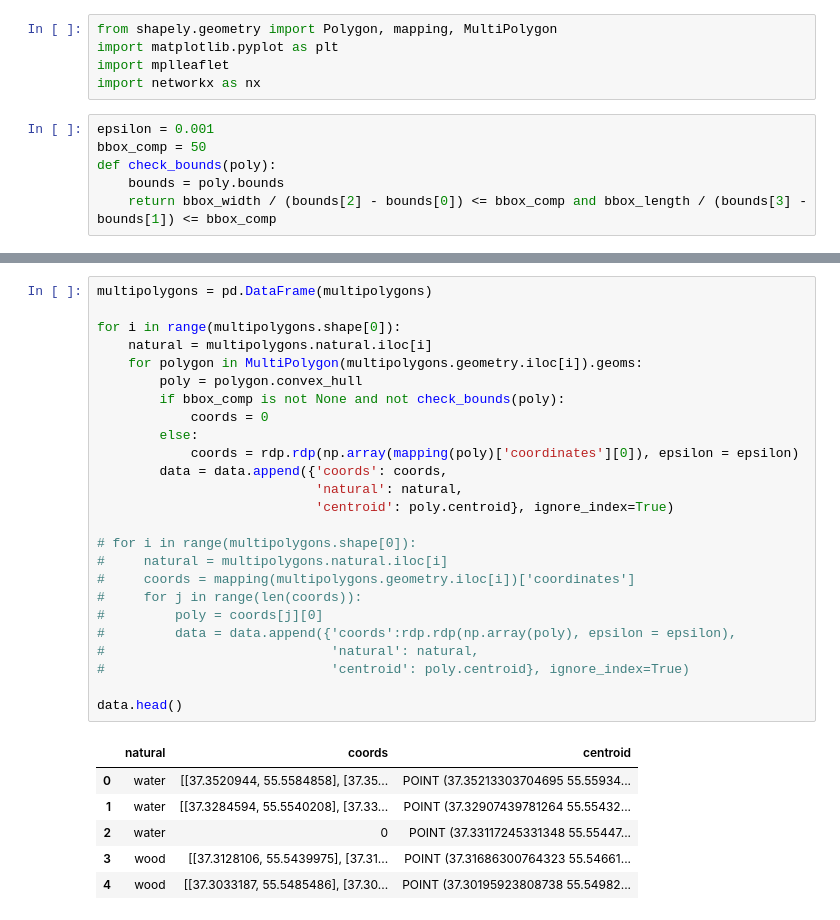
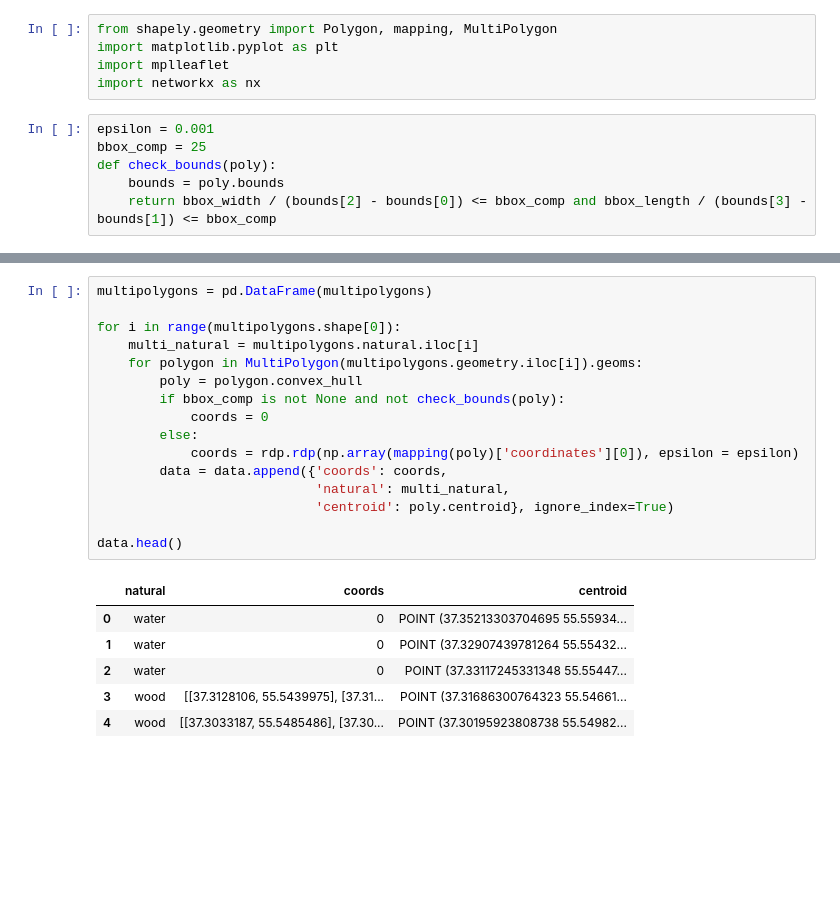
Before and after one commit to Denikozub/Offroad-routing-engine, a Jupyter notebook: Graph.ipynb, the cells around one changed output, grey strips where cells are left out. Drawn from its saved outputs; the diff is of its cells as text; blank space fills up the shorter version.

```diff
--- a/Graph.ipynb
+++ b/Graph.ipynb
@@ -179,7 +177,7 @@ import mplleaflet
 import networkx as nx
 # %%
 epsilon = 0.001
-bbox_comp = 50
+bbox_comp = 25
 def check_bounds(poly):
     bounds = poly.bounds
     return bbox_width / (bounds[2] - bounds[0]) <= bbox_comp and bbox_length / (bounds[3] - bounds[1]) <= bbox_comp
@@ -210,32 +208,23 @@ data.head()
 # %%
 multipolygons = pd.DataFrame(multipolygons)
 
 for i in range(multipolygons.shape[0]):
-    natural = multipolygons.natural.iloc[i]
+    multi_natural = multipolygons.natural.iloc[i]
     for polygon in MultiPolygon(multipolygons.geometry.iloc[i]).geoms:
         poly = polygon.convex_hull
         if bbox_comp is not None and not check_bounds(poly):
             coords = 0
         else:
             coords = rdp.rdp(np.array(mapping(poly)['coordinates'][0]), epsilon = epsilon)
         data = data.append({'coords': coords,
-                            'natural': natural,
+                            'natural': multi_natural,
                             'centroid': poly.centroid}, ignore_index=True)
 
-# for i in range(multipolygons.shape[0]):
-#     natural = multipolygons.natural.iloc[i]
-#     coords = mapping(multipolygons.geometry.iloc[i])['coordinates']
-#     for j in range(len(coords)):
-#         poly = coords[j][0]
-#         data = data.append({'coords':rdp.rdp(np.array(poly), epsilon = epsilon),
-#                             'natural': natural,
-#                             'centroid': poly.centroid}, ignore_index=True)
-
 data.head()
 # %% [output]
 |  | natural | coords | centroid |
-| 0 | water | [[37.3520944, 55.5584858], [37.35... | POINT (37.35213303704695 55.55934... |
-| 1 | water | [[37.3284594, 55.5540208], [37.33... | POINT (37.32907439781264 55.55432... |
+| 0 | water | 0 | POINT (37.35213303704695 55.55934... |
+| 1 | water | 0 | POINT (37.32907439781264 55.55432... |
 | 2 | water | 0 | POINT (37.33117245331348 55.55447... |
 | 3 | wood | [[37.3128106, 55.5439975], [37.31... | POINT (37.31686300764323 55.54661... |
 | 4 | wood | [[37.3033187, 55.5485486], [37.30... | POINT (37.30195923808738 55.54982... |
```
Also changed, not shown: parts of 10 cells of this notebook.
